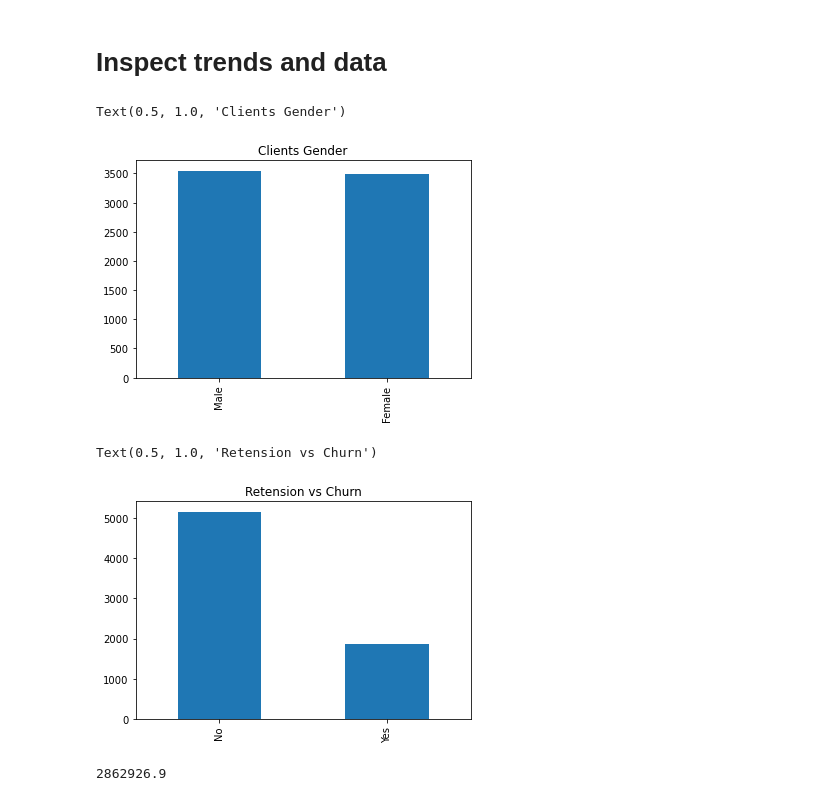
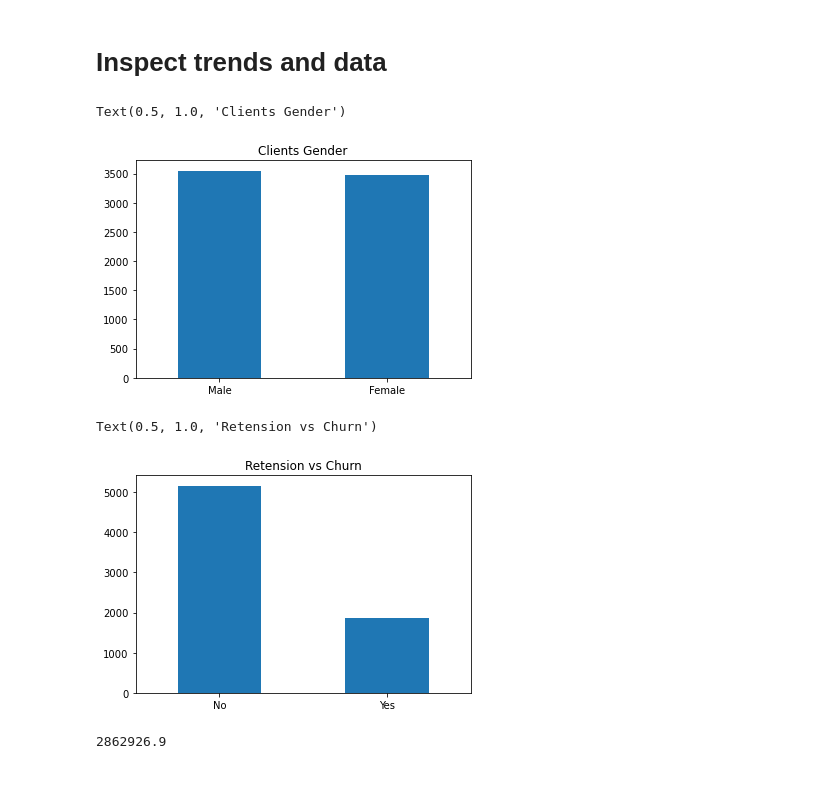
Before and after one commit to chrisvinhston/customer_churn_prediction, a Jupyter notebook: main.ipynb, the cells around one changed output. Cells and saved outputs as stored; diff of their text form; code cells hidden in the pictures.

```diff
--- a/main.ipynb
+++ b/main.ipynb
@@ -168,19 +167,19 @@ df.head()
 # %%
 # distribution of Male to Female customers appears normally distributed
 gender = df.gender.value_counts()
-gender.plot.bar()
+gender.plot.bar(rot=0)
 plt.title('Clients Gender')
 # %% [output]
 Text(0.5, 1.0, 'Clients Gender')
-[figure, old version]
+[figure, new version]
 # %%
 # There are less than half of customers that churn compared to retension
 churn_customer = df.Churn.value_counts()
-churn_customer.plot.bar()
+churn_customer.plot.bar(rot=0)
 plt.title('Retension vs Churn')
 # %% [output]
 Text(0.5, 1.0, 'Retension vs Churn')
-[figure, old version]
+[figure, new version]
 # %%
 # Total amount lost from churned
 churn_yes = df[df.Churn == 'Yes']
```
Also changed, not shown: parts of 30 cells of this notebook.
